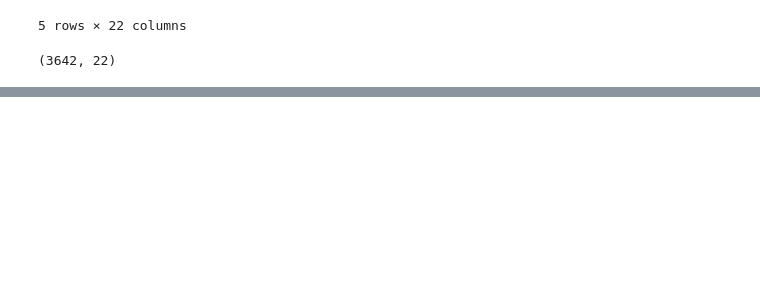
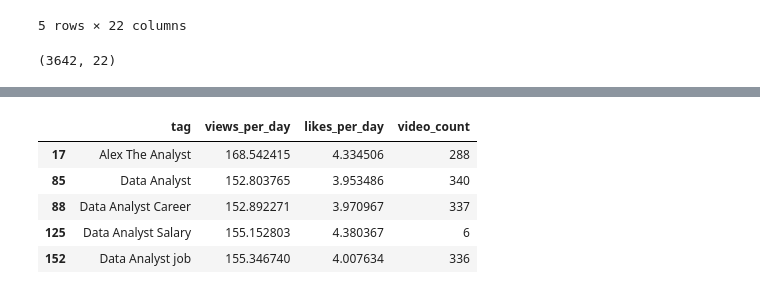
Before and after one commit to LiLuo086/alex-the-analyst-youtube-analysis, a Jupyter notebook: eda.ipynb, the cells around one changed output, grey strips where cells are left out. Cells and saved outputs as stored; diff of their text form; code cells hidden in the pictures; blank space fills up the shorter version.

```diff
--- a/eda.ipynb
+++ b/eda.ipynb
@@ -463,0 +483,9 @@ df_tags.shape
+# %%
+tag_stats_filtered.head()
+# %% [output]
+|  | tag | views_per_day | likes_per_day | video_count |
+| 17 | Alex The Analyst | 168.542415 | 4.334506 | 288 |
+| 85 | Data Analyst | 152.803765 | 3.953486 | 340 |
+| 88 | Data Analyst Career | 152.892271 | 3.970967 | 337 |
+| 125 | Data Analyst Salary | 155.152803 | 4.380367 | 6 |
+| 152 | Data Analyst job | 155.346740 | 4.007634 | 336 |
```
Also changed, not shown: parts of 12 cells of this notebook.
